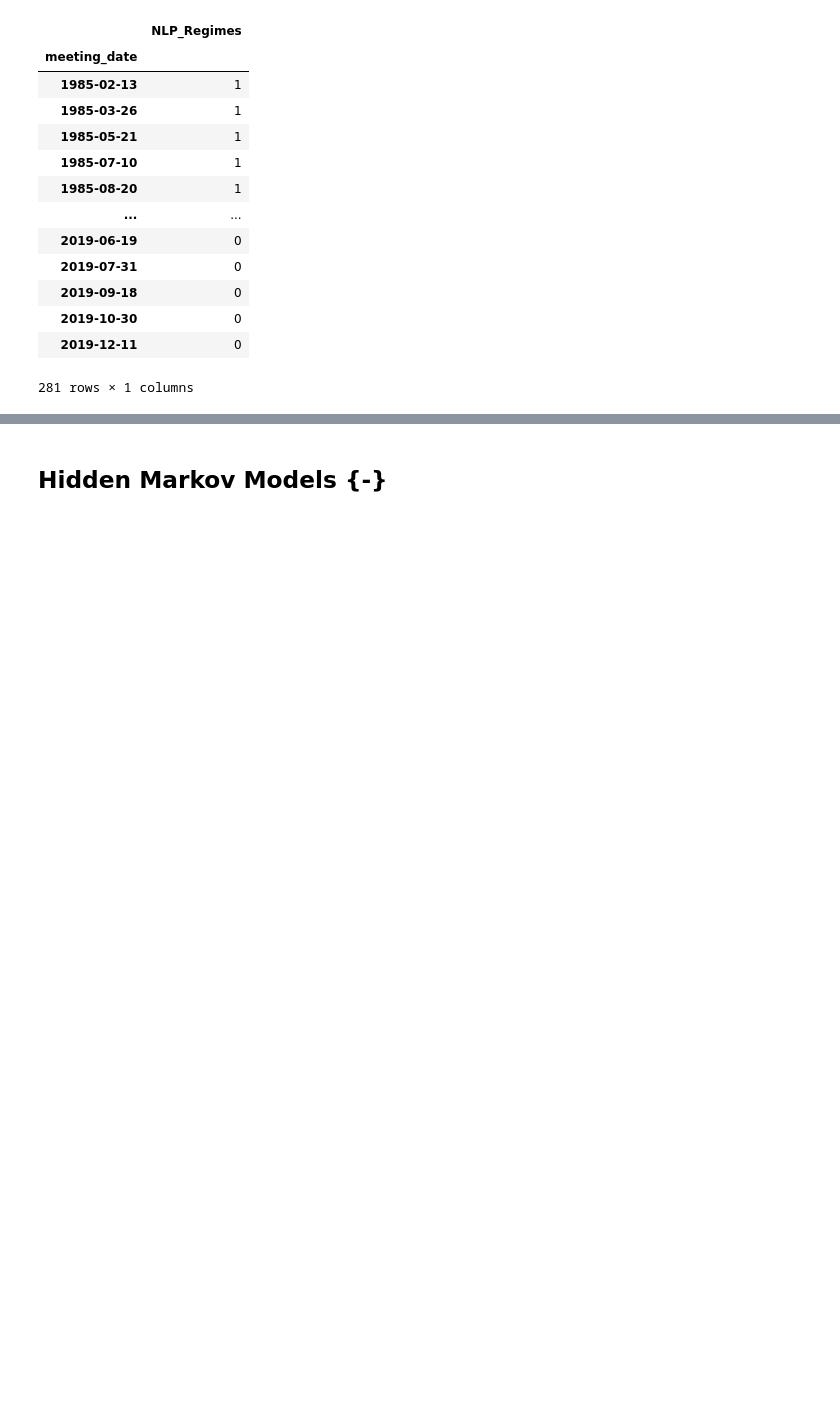
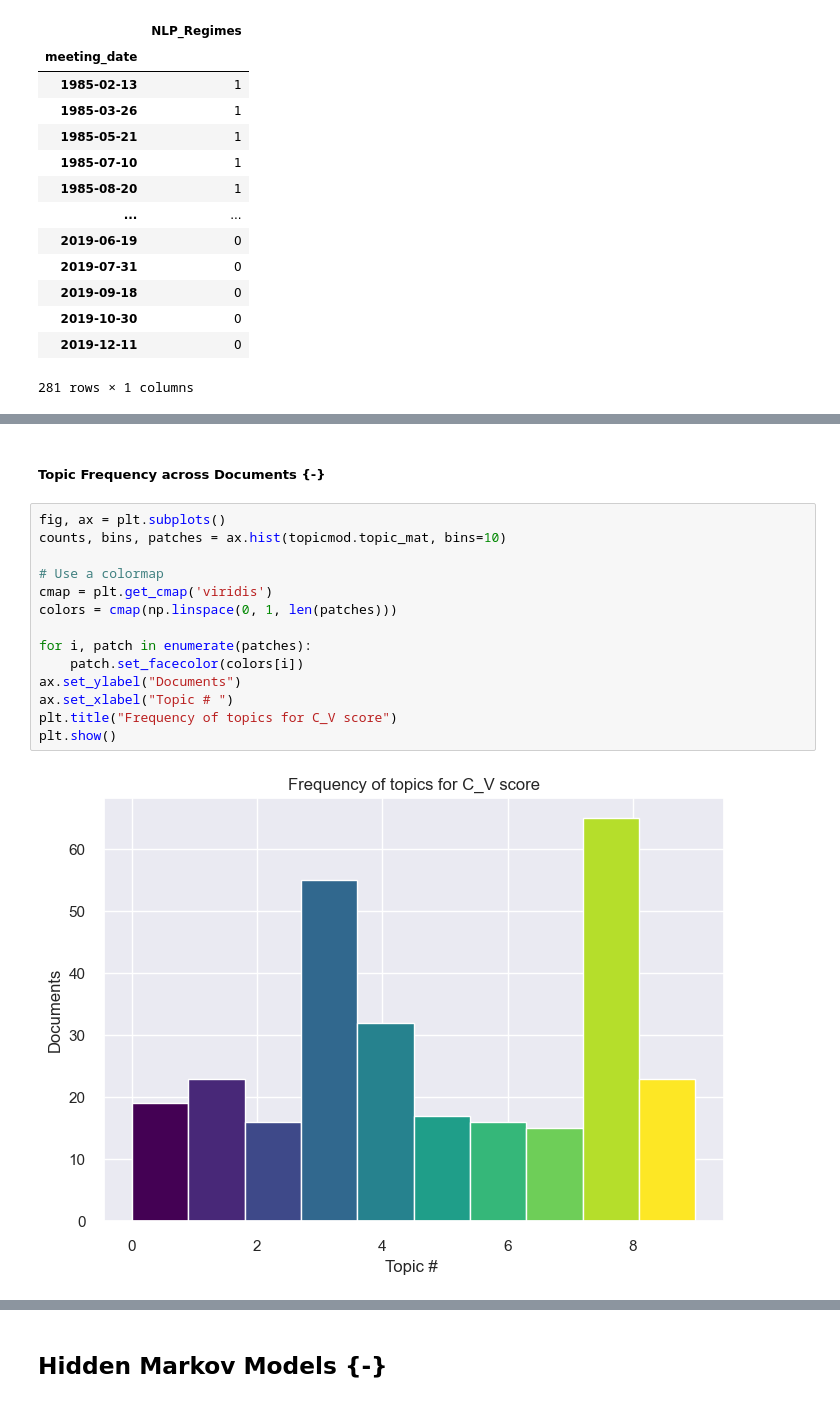
Before and after one commit to uday-31/regime-modeling-with-NLP, a Jupyter notebook: working_notebook_not_dhruv.ipynb, the cells around one changed output, grey strips where cells are left out. Saved outputs shown, nothing was run; the diff lists cells and outputs as text; blank space fills up the shorter version.

```diff
--- a/working_notebook_not_dhruv.ipynb
+++ b/working_notebook_not_dhruv.ipynb
@@ -199,0 +297,18 @@ wordcloud_clusters(
+# %% [markdown]
+##### Topic Frequency across Documents {-}
+# %%
+fig, ax = plt.subplots()
+counts, bins, patches = ax.hist(topicmod.topic_mat, bins=10)
+
+# Use a colormap
+cmap = plt.get_cmap('viridis')
+colors = cmap(np.linspace(0, 1, len(patches)))
+
+for i, patch in enumerate(patches):
+    patch.set_facecolor(colors[i])
+ax.set_ylabel("Documents")
+ax.set_xlabel("Topic # ")
+plt.title("Frequency of topics for C_V score")
+plt.show()
+# %% [output]
+[figure, added]
```
Also changed, not shown: parts of 93 cells of this notebook, 1 other file.
